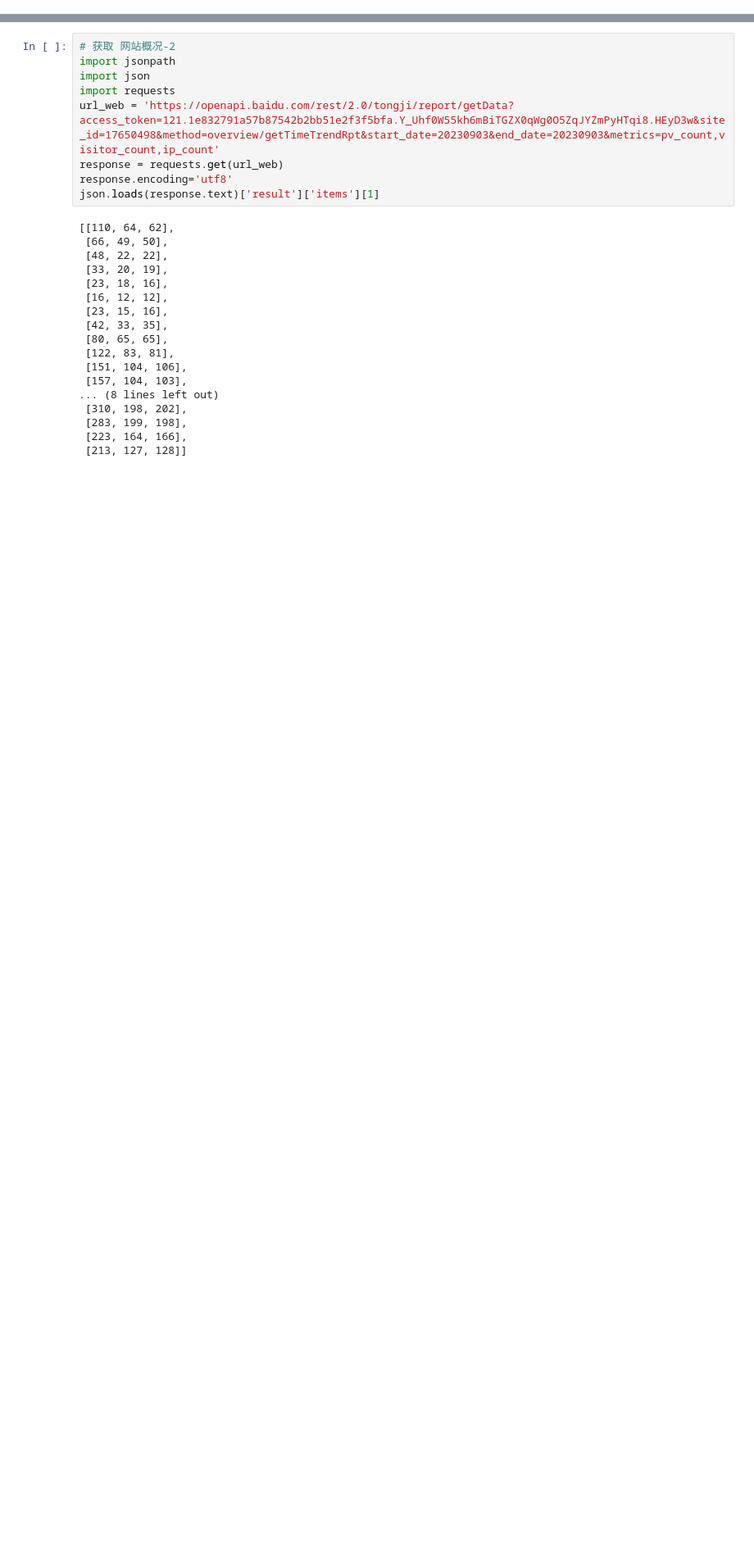
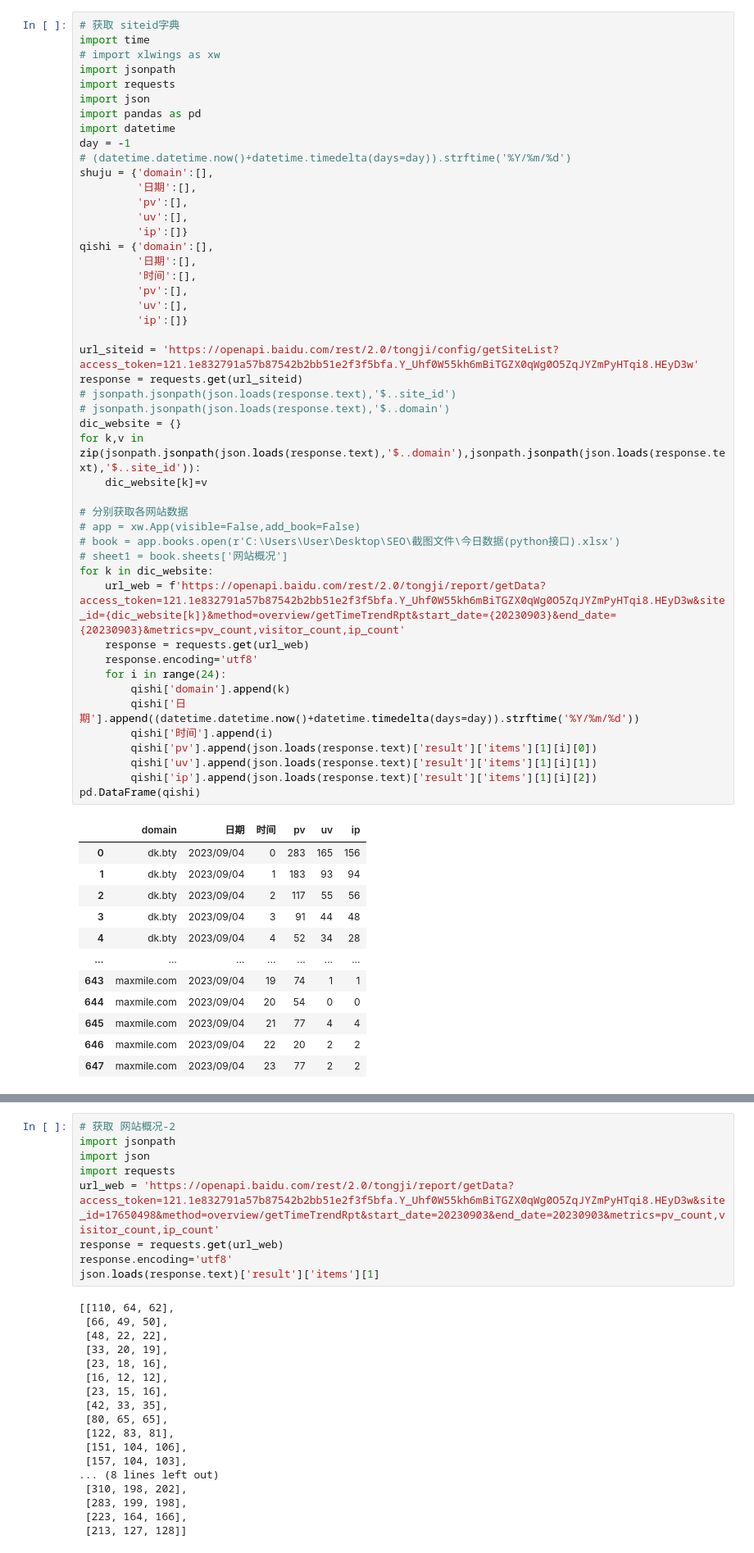
Before and after one commit to Marquis0065/project202308285, a Jupyter notebook: Bsport/TEST_/test1.ipynb, the cells around one changed output, grey strips where cells are left out. Shown at 82% size. Cells and saved outputs as stored; diff of their text form; blank space fills up the shorter version.

Commit message:
今日数据，python接口1.4

```diff
--- a/Bsport/TEST_/test1.ipynb
+++ b/Bsport/TEST_/test1.ipynb
@@ -0,0 +1,60 @@
+# %%
+# 获取 siteid字典
+import time
+# import xlwings as xw
+import jsonpath
+import requests
+import json
+import pandas as pd
+import datetime
+day = -1
+# (datetime.datetime.now()+datetime.timedelta(days=day)).strftime('%Y/%m/%d')
+shuju = {'domain':[],
+         '日期':[],
+         'pv':[],
+         'uv':[],
+         'ip':[]}
+qishi = {'domain':[],
+         '日期':[],
+         '时间':[],
+         'pv':[],
+         'uv':[],
+         'ip':[]}
+
+url_siteid = 'https://openapi.baidu.com/rest/2.0/tongji/config/getSiteList?access_token=121.1e832791a57b87542b2bb51e2f3f5bfa.Y_Uhf0W55kh6mBiTGZX0qWg0O5ZqJYZmPyHTqi8.HEyD3w'
+response = requests.get(url_siteid)
+# jsonpath.jsonpath(json.loads(response.text),'$..site_id')
+# jsonpath.jsonpath(json.loads(response.text),'$..domain')
+dic_website = {}
+for k,v in zip(jsonpath.jsonpath(json.loads(response.text),'$..domain'),jsonpath.jsonpath(json.loads(response.text),'$..site_id')):
+    dic_website[k]=v
+
+# 分别获取各网站数据
+# app = xw.App(visible=False,add_book=False)
+# book = app.books.open(r'C:\Users\User\Desktop\SEO\截图文件\今日数据(python接口).xlsx')
+# sheet1 = book.sheets['网站概况']
+for k in dic_website:
+    url_web = f'https://openapi.baidu.com/rest/2.0/tongji/report/getData?access_token=121.1e832791a57b87542b2bb51e2f3f5bfa.Y_Uhf0W55kh6mBiTGZX0qWg0O5ZqJYZmPyHTqi8.HEyD3w&site_id={dic_website[k]}&method=overview/getTimeTrendRpt&start_date={20230903}&end_date={20230903}&metrics=pv_count,visitor_count,ip_count'
+    response = requests.get(url_web)
+    response.encoding='utf8'
+    for i in range(24):
+        qishi['domain'].append(k)
+        qishi['日期'].append((datetime.datetime.now()+datetime.timedelta(days=day)).strftime('%Y/%m/%d'))
+        qishi['时间'].append(i)
+        qishi['pv'].append(json.loads(response.text)['result']['items'][1][i][0])
+        qishi['uv'].append(json.loads(response.text)['result']['items'][1][i][1])
+        qishi['ip'].append(json.loads(response.text)['result']['items'][1][i][2])
+pd.DataFrame(qishi)
+# %% [output]
+|  | domain | 日期 | 时间 | pv | uv | ip |
+| 0 | dk.bty | 2023/09/04 | 0 | 283 | 165 | 156 |
+| 1 | dk.bty | 2023/09/04 | 1 | 183 | 93 | 94 |
+| 2 | dk.bty | 2023/09/04 | 2 | 117 | 55 | 56 |
+| 3 | dk.bty | 2023/09/04 | 3 | 91 | 44 | 48 |
+| 4 | dk.bty | 2023/09/04 | 4 | 52 | 34 | 28 |
+| ... | ... | ... | ... | ... | ... | ... |
+| 643 | maxmile.com | 2023/09/04 | 19 | 74 | 1 | 1 |
+| 644 | maxmile.com | 2023/09/04 | 20 | 54 | 0 | 0 |
+| 645 | maxmile.com | 2023/09/04 | 21 | 77 | 4 | 4 |
+| 646 | maxmile.com | 2023/09/04 | 22 | 20 | 2 | 2 |
+| 647 | maxmile.com | 2023/09/04 | 23 | 77 | 2 | 2 |
```
Also changed, not shown: parts of 5 cells of this notebook, 4 other files.
